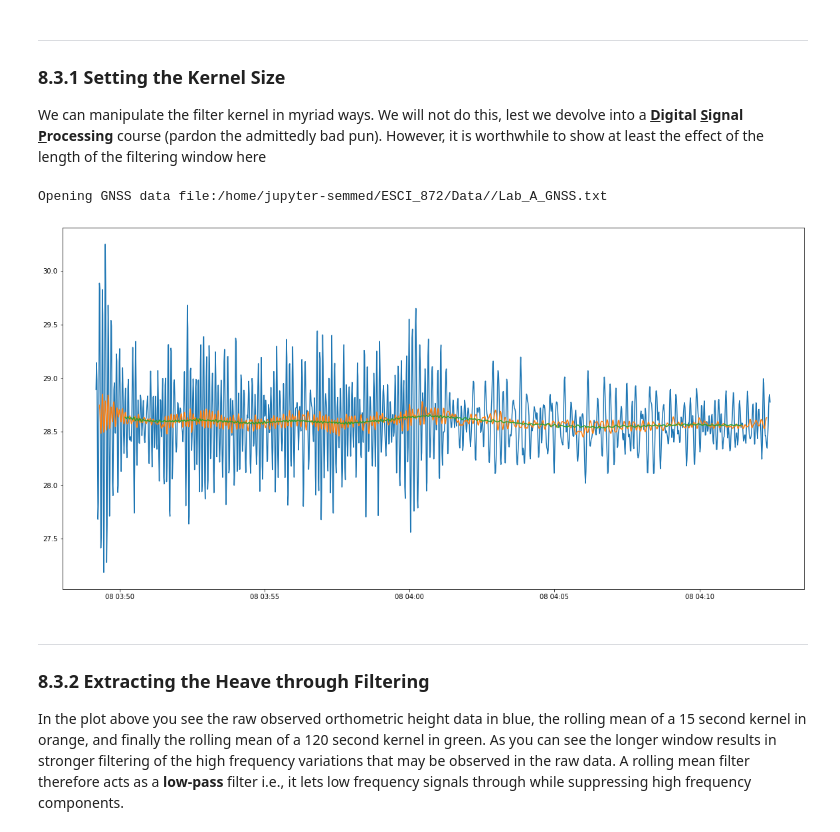
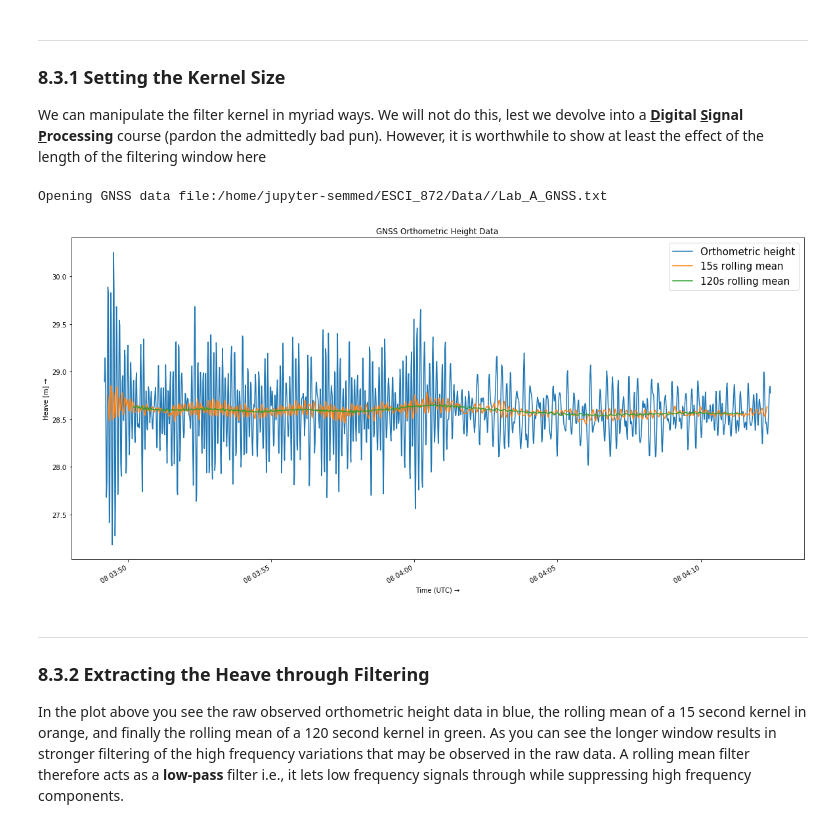
Before and after one commit to semmed/ESCI872_Public, a Jupyter notebook: Lab8_0.ipynb, the cells around one changed output. Drawn from its saved outputs; the diff is of its cells as text; code cells hidden in the pictures.

```diff
--- a/Lab8_0.ipynb
+++ b/Lab8_0.ipynb
@@ -250,35 +272,40 @@ We can manipulate the filter kernel in myriad ways. We will not do this, lest we
 # %%
 positions = Position()
 positions.read_jhc_file(abs_path+'/Lab_A_GNSS.txt')
 
 # Set the window size in samples
 n_window_1 = 15
 n_window_2 = 120
 
 # Create the convolution kernel
 running_mean_kernel_1 = np.ones(n_window_1)/n_window_1
 running_mean_kernel_2 = np.ones(n_window_2)/n_window_2
 
 # Calculate the running mean by convolving the kernels with the data
 running_mean_1 = np.convolve(positions.heights,running_mean_kernel_1,mode='same')
 running_mean_2 = np.convolve(positions.heights,running_mean_kernel_2,mode='same')
 
 # Determine the number of samples to ignore in the filtering
 ignore_samples_1 = n_window_1//2
 ignore_samples_2 = n_window_2//2
 
 # Plot the results
 fig = plt.figure(figsize=(20, 10))
 ax1 = plt.subplot(1,1,1)
-ax1.plot(positions.times[:-1], positions.heights[:-1])
+ax1.plot(positions.times[:-1], positions.heights[:-1],label = 'Orthometric height')
 ax1.plot(positions.times[ignore_samples_1:-ignore_samples_1-1],
-         running_mean_1[ignore_samples_1:-ignore_samples_1-1])
+         running_mean_1[ignore_samples_1:-ignore_samples_1-1],label = '%.0fs rolling mean'%n_window_1)
 ax1.plot(positions.times[ignore_samples_2:-ignore_samples_2-1],
-         running_mean_2[ignore_samples_2:-ignore_samples_2-1])
+         running_mean_2[ignore_samples_2:-ignore_samples_2-1],label = '%.0fs rolling mean'%n_window_2)
+ax1.legend(fontsize = 15)
+plt.title('GNSS Orthometric Height Data')
+ax1.set_ylabel('Heave [m] →')
+ax1.set_xlabel('Time ('+positions.metadata['time_basis']+') →')
+plt.gcf().autofmt_xdate()
 plt.show()
 # %% [output]
 Opening GNSS data file:/home/jupyter-semmed/ESCI_872/Data//Lab_A_GNSS.txt
-[figure, old version]
+[figure, new version]
 # %% [markdown]
 ***
 ### 8.3.2 Extracting the Heave through Filtering
```
Also changed, not shown: parts of 12 cells of this notebook, 1 other file.
